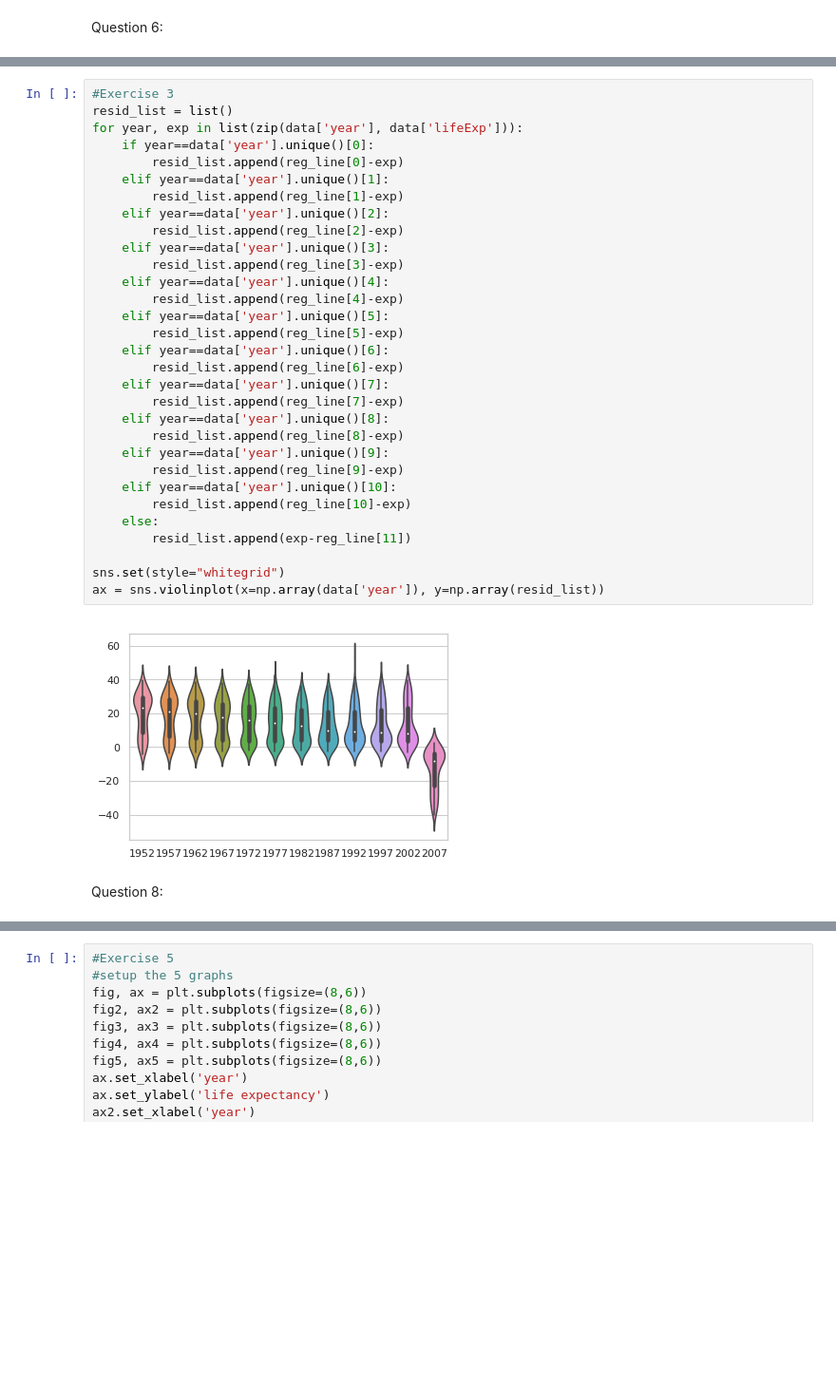
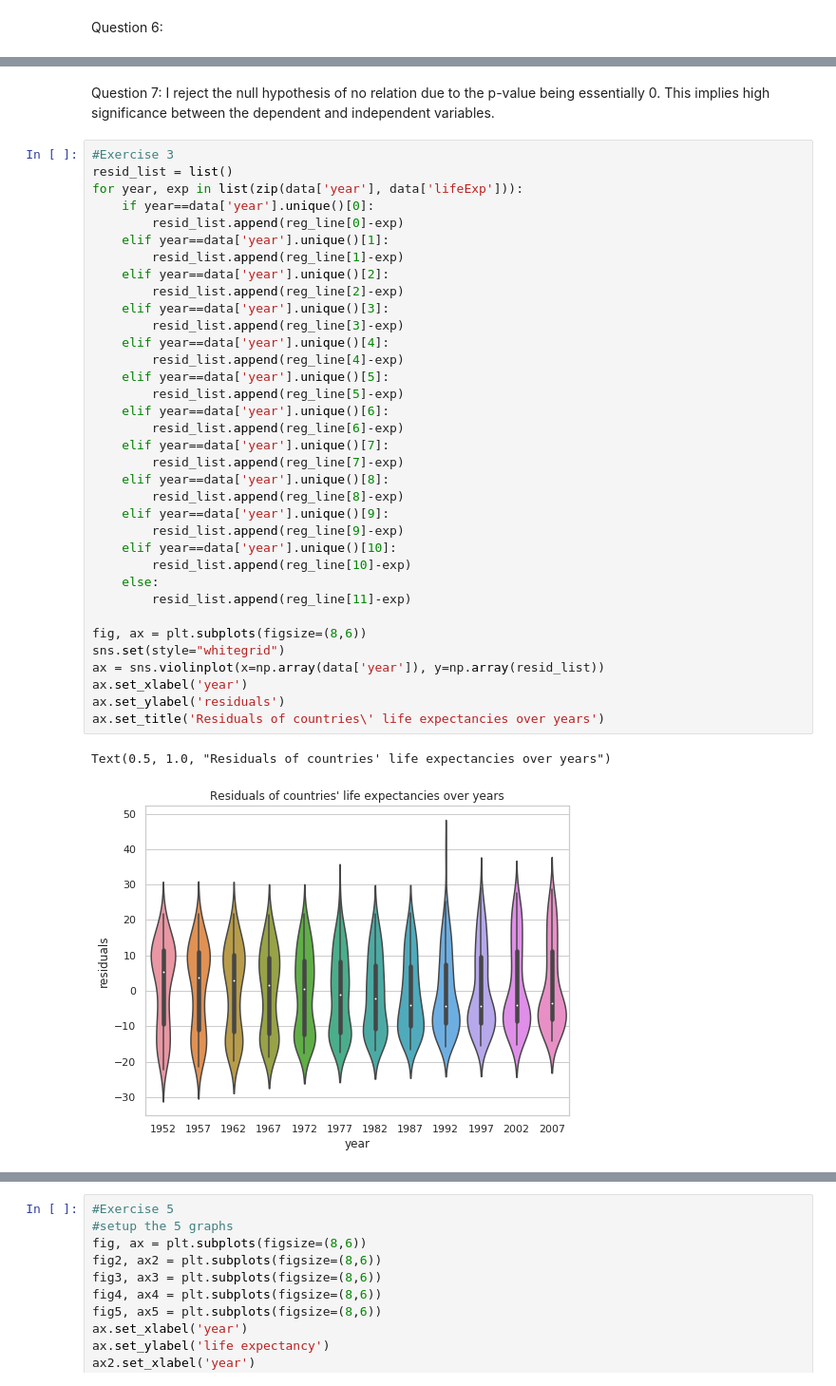
Before and after one commit to pwoods210/Project-3, a Jupyter notebook: Project 3 Assignment-Patrick Woods.ipynb, the cells around one changed output, grey strips where cells are left out. Shown at 95% size. Cells and saved outputs as stored; diff of their text form; blank space fills up the shorter version.

```diff
--- a/Project 3 Assignment-Patrick Woods.ipynb
+++ b/Project 3 Assignment-Patrick Woods.ipynb
@@ -66,35 +75,40 @@ strong multicollinearity or other numerical problems.
+# %% [markdown]
+Question 7: I reject the null hypothesis of no relation due to the p-value being essentially 0. This implies high significance between the dependent and independent variables.
 # %%
 #Exercise 3
 resid_list = list()
 for year, exp in list(zip(data['year'], data['lifeExp'])):
     if year==data['year'].unique()[0]:
         resid_list.append(reg_line[0]-exp)
     elif year==data['year'].unique()[1]:
         resid_list.append(reg_line[1]-exp)
     elif year==data['year'].unique()[2]:
         resid_list.append(reg_line[2]-exp)
     elif year==data['year'].unique()[3]:
         resid_list.append(reg_line[3]-exp)
     elif year==data['year'].unique()[4]:
         resid_list.append(reg_line[4]-exp)
     elif year==data['year'].unique()[5]:
         resid_list.append(reg_line[5]-exp)
     elif year==data['year'].unique()[6]:
         resid_list.append(reg_line[6]-exp)
     elif year==data['year'].unique()[7]:
         resid_list.append(reg_line[7]-exp)
     elif year==data['year'].unique()[8]:
         resid_list.append(reg_line[8]-exp)
     elif year==data['year'].unique()[9]:
         resid_list.append(reg_line[9]-exp)
     elif year==data['year'].unique()[10]:
         resid_list.append(reg_line[10]-exp)
     else:
-        resid_list.append(exp-reg_line[11])
+        resid_list.append(reg_line[11]-exp)
 
+fig, ax = plt.subplots(figsize=(8,6))
 sns.set(style="whitegrid")
 ax = sns.violinplot(x=np.array(data['year']), y=np.array(resid_list))
+ax.set_xlabel('year')
+ax.set_ylabel('residuals')
+ax.set_title('Residuals of countries\' life expectancies over years')
 # %% [output]
+Text(0.5, 1.0, "Residuals of countries' life expectancies over years")
-[figure, old version]
+[figure, new version]
-# %% [markdown]
-Question 8:
```
Also changed, not shown: parts of 35 cells of this notebook.
